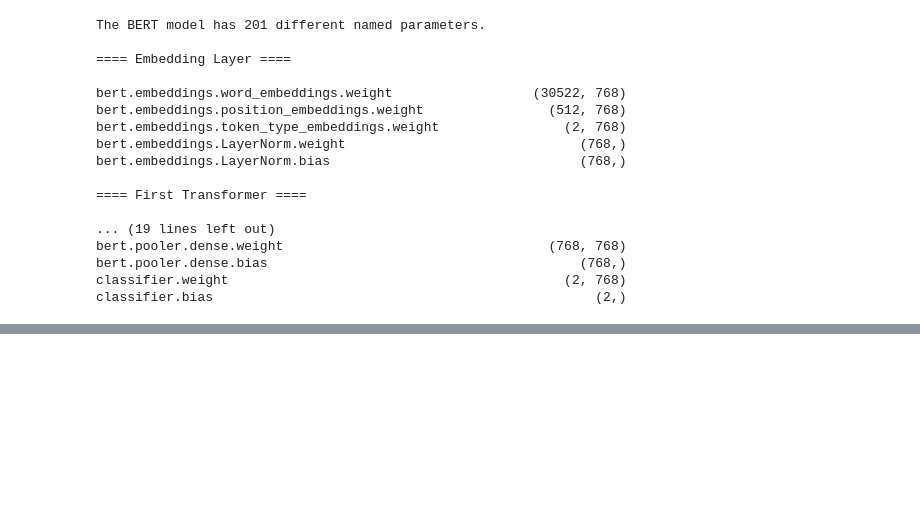
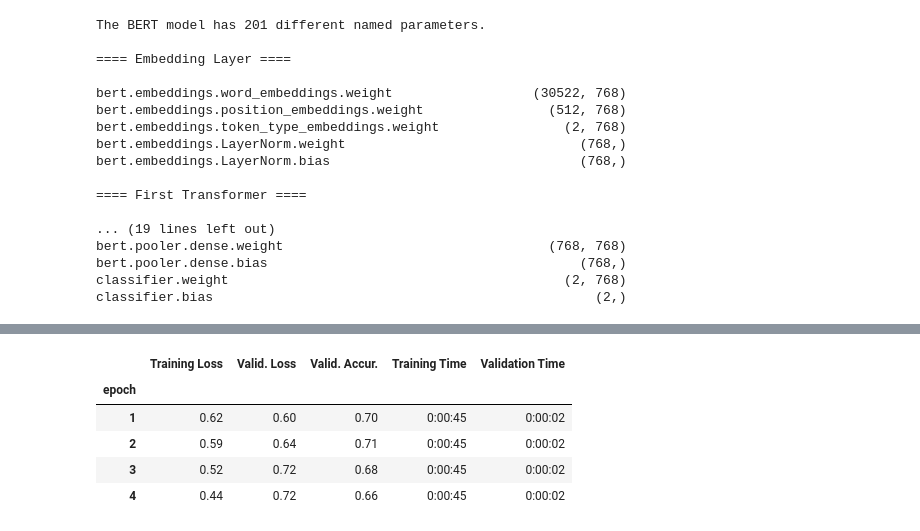
Before and after one commit to Johoodcoder/CS490Project, a Jupyter notebook: Notebooks/CS490ProjectHuggingImplementation.ipynb, the cells around one changed output, grey strips where cells are left out. Cells and saved outputs as stored; diff of their text form; code cells hidden in the pictures; blank space fills up the shorter version.

```diff
--- a/Notebooks/CS490ProjectHuggingImplementation.ipynb
+++ b/Notebooks/CS490ProjectHuggingImplementation.ipynb
@@ -100,9 +116,11 @@ train_labels = train_data_df.type.values
 test_texts = test_data_df.text.values
 test_labels = test_data_df.type.values
 
-# If value == fake then make it true. Otherwise false.
-train_labels = np.array(train_labels) == 'fake'
+# If value == fake then make it 1. Else 0. Funky workaround as bert expects longs
+train_labels = np.array(train_labels == 'fake')
+train_labels = np.multiply(train_labels,1)
 test_labels = np.array(test_labels) == 'fake'
+test_labels = np.multiply(test_labels,1)
 # %% [markdown]
 Load and test tokenizer
 # %%
@@ -145,4 +159,7 @@ Max text length:  3015
 # %%
+# Report the number of sentences.
+print('Number of training entries: {:,}\n'.format(train_data_df.shape[0]))
+
 # Tokenize all of the sentences and map the tokens to thier word IDs.
 input_ids = []
 attention_masks = []
@@ -159,7 +176,7 @@ for text in train_texts:
     encoded_dict = tokenizer.encode_plus(
                         text,                      # Sentence to encode.
                         add_special_tokens = True, # Add '[CLS]' and '[SEP]'
-                        max_length = 510,           # Pad & truncate all sentences.
+                        max_length = 128,           # Pad & truncate all sentences.
                         pad_to_max_length = True,
                         return_attention_mask = True,   # Construct attn. masks.
                         return_tensors = 'pt',     # Return pytorch tensors.
@@ -548,3 +598,25 @@ RuntimeError: ignored
+# %%
+# Display floats with two decimal places.
+pd.set_option('precision', 2)
+
+# Create a DataFrame from our training statistics.
+df_stats = pd.DataFrame(data=training_stats)
+
+# Use the 'epoch' as the row index.
+df_stats = df_stats.set_index('epoch')
+
+# A hack to force the column headers to wrap.
+#df = df.style.set_table_styles([dict(selector="th",props=[('max-width', '70px')])])
+
+# Display the table.
+df_stats
+# %% [output]
+|  | Training Loss | Valid. Loss | Valid. Accur. | Training Time | Validation Time |
+| epoch |  |  |  |  |  |
+| 1 | 0.62 | 0.60 | 0.70 | 0:00:45 | 0:00:02 |
+| 2 | 0.59 | 0.64 | 0.71 | 0:00:45 | 0:00:02 |
+| 3 | 0.52 | 0.72 | 0.68 | 0:00:45 | 0:00:02 |
+| 4 | 0.44 | 0.72 | 0.66 | 0:00:45 | 0:00:02 |
 # %%
 % matplotlib inline
 
```
Also changed, not shown: parts of 17 cells of this notebook.
